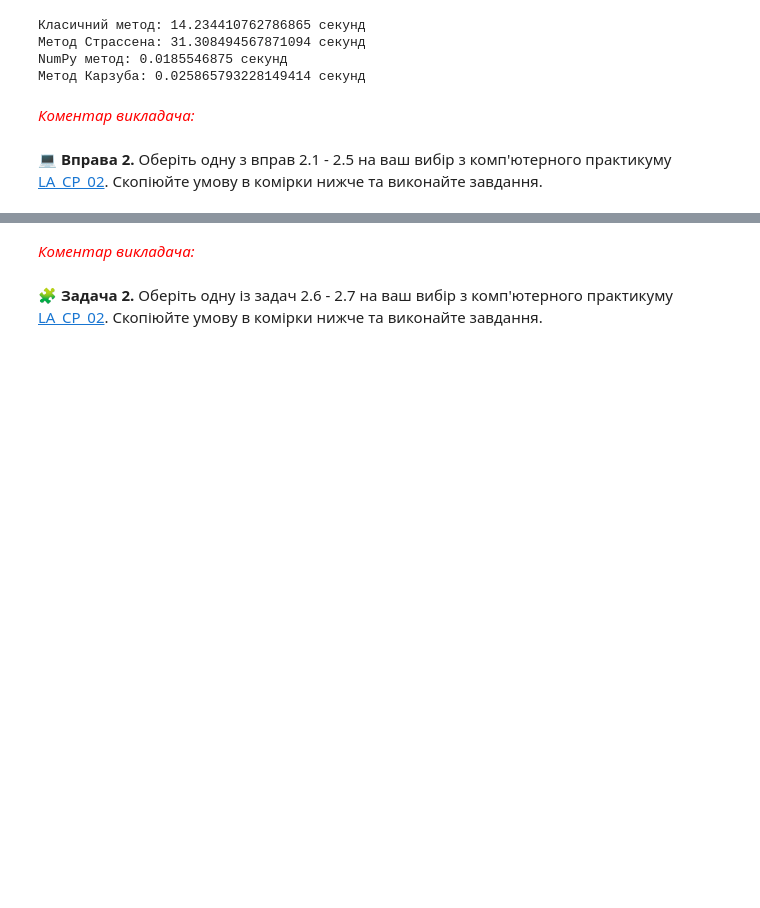
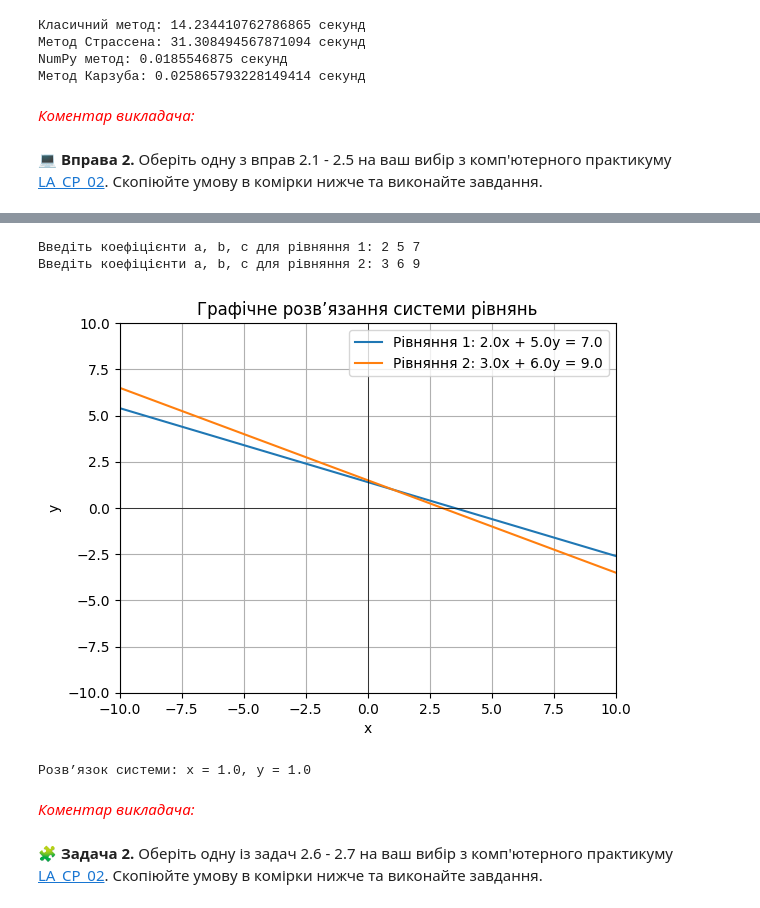
Before and after one commit to Anastasiia837/Colab_Anastasia, a Jupyter notebook: Colab_templates/LA_COLAB_01_TEMPLATE.ipynb, the cells around one changed output, grey strips where cells are left out. Cells and saved outputs as stored; diff of their text form; code cells hidden in the pictures; blank space fills up the shorter version.

```diff
--- a/Colab_templates/LA_COLAB_01_TEMPLATE.ipynb
+++ b/Colab_templates/LA_COLAB_01_TEMPLATE.ipynb
@@ -161,3 +161,73 @@ NumPy метод: 0.0185546875 секунд
+# %%
+import numpy as np
+import matplotlib.pyplot as plt
+
+def plot_lines(coefficients):
+    """
+    Функція для побудови графіка системи лінійних рівнянь.
+    coefficients: список коефіцієнтів рівнянь [(a1, b1, c1), (a2, b2, c2), ...]
+    """
+    x = np.linspace(-10, 10, 400)  # Діапазон значень x
+
+    for i, (a, b, c) in enumerate(coefficients):
+        if b != 0:
+            y = (c - a * x) / b  # Виражаємо y через x
+            plt.plot(x, y, label=f"Рівняння {i+1}: {a}x + {b}y = {c}")
+        else:
+            plt.axvline(x=c/a, color='r', linestyle='--', label=f"Рівняння {i+1}: {a}x = {c}")
+
+    plt.axhline(0, color='black', linewidth=0.5)
+    plt.axvline(0, color='black', linewidth=0.5)
+    plt.grid()
+    plt.legend()
+    plt.xlim(-10, 10)
+    plt.ylim(-10, 10)
+    plt.title("Графічне розв’язання системи рівнянь")
+    plt.xlabel("x")
+    plt.ylabel("y")
+    plt.show()
+
+def solve_system(coefficients):
+    """
+    Функція для знаходження розв’язків системи рівнянь.
+    coefficients: список коефіцієнтів рівнянь [(a1, b1, c1), (a2, b2, c2)]
+    """
+    A = np.array([[coefficients[0][0], coefficients[0][1]],
+                  [coefficients[1][0], coefficients[1][1]]])
+    B = np.array([coefficients[0][2], coefficients[1][2]])
+
+    det_A = np.linalg.det(A)  # Визначник матриці коефіцієнтів
+
+    if det_A == 0:
+        # Якщо визначник нульовий, перевіряємо, чи рівняння еквівалентні
+        if np.allclose(A[0] * B[1], A[1] * B[0]):
+            print("Система має безліч розв’язків (збігаються)")
+        else:
+            print("Система не має розв’язків (паралельні прямі)")
+    else:
+        solution = np.linalg.solve(A, B)
+        print(f"Розв’язок системи: x = {solution[0]}, y = {solution[1]}")
+
+if __name__ == "__main__":
+    # Введення коефіцієнтів користувачем
+
+    coefficients = []
+
+    for i in range(2):
+        a, b, c = map(float, input(f"Введіть коефіцієнти a, b, c для рівняння {i+1}: ").split())
+        coefficients.append((a, b, c))
+
+    # Графічний розв’язок
+    plot_lines(coefficients)
+
+    # розв’язуємо систему
+    solve_system(coefficients)
+# write your code here
+# %% [output]
+Введіть коефіцієнти a, b, c для рівняння 1: 2 5 7
+Введіть коефіцієнти a, b, c для рівняння 2: 3 6 9
+[figure, added]
+Розв’язок системи: x = 1.0, y = 1.0
 # %% [markdown]
 <font color="red"> *Коментар викладача:* <font>
 # %% [markdown]
```
Also changed, not shown: parts of 12 cells of this notebook.
